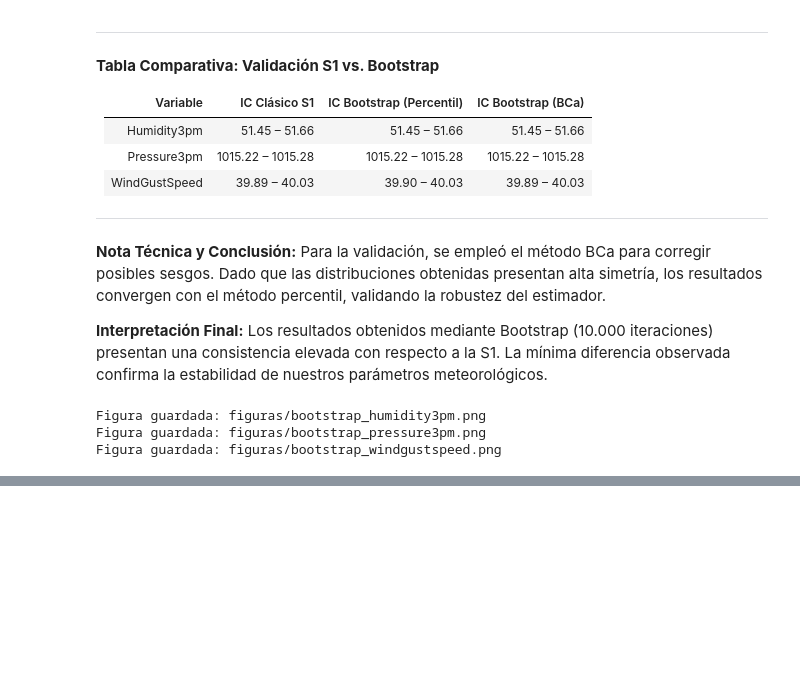
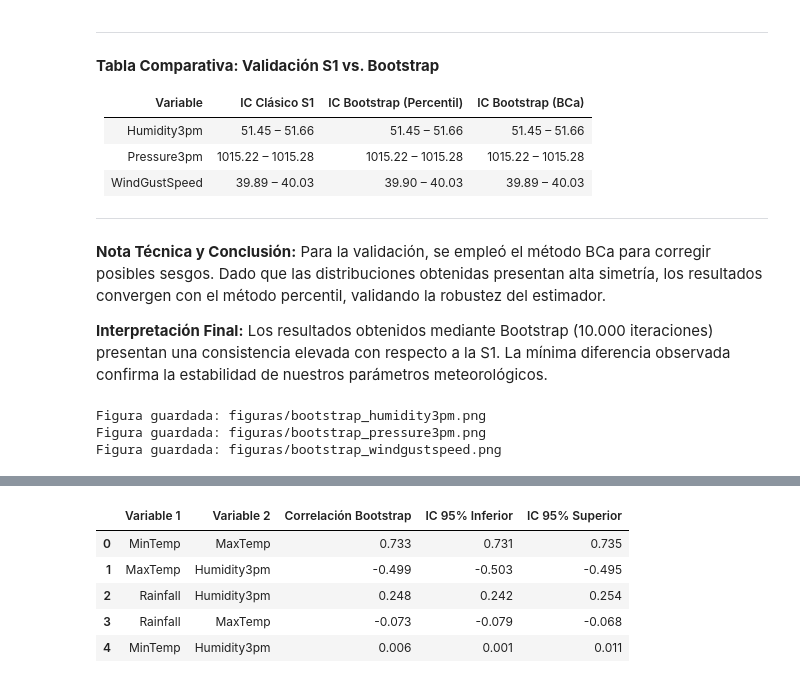
Before and after one commit to alanabermudezaballay/mcdi500_s1_grupo7, a Jupyter notebook: ESTADÍSTICA COMPUTACIONAL PARA LA TOMA DE DECISIONES/S2/analisis_s2_remuestreo_simulacion.ipynb, the cells around one changed output, grey strips where cells are left out. Cells and saved outputs as stored; diff of their text form; code cells hidden in the pictures; blank space fills up the shorter version.

```diff
--- a/ESTADÍSTICA COMPUTACIONAL PARA LA TOMA DE DECISIONES/S2/analisis_s2_remuestreo_simulacion.ipynb
+++ b/ESTADÍSTICA COMPUTACIONAL PARA LA TOMA DE DECISIONES/S2/analisis_s2_remuestreo_simulacion.ipynb
@@ -111,0 +130,55 @@ Figura guardada: figuras/bootstrap_windgustspeed.png
+# %%
+resultados_corr = []
+
+for var1, var2 in corr_pairs:
+
+    boot_corrs = []
+
+    datos = df[[var1, var2]].dropna()
+
+    for _ in range(2000):
+        muestra = resample(datos)
+
+        corr = muestra[var1].corr(
+            muestra[var2]
+        )
+
+        boot_corrs.append(corr)
+
+    ic_inf = np.percentile(
+        boot_corrs,
+        2.5
+    )
+
+    ic_sup = np.percentile(
+        boot_corrs,
+        97.5
+    )
+
+    resultados_corr.append([
+        var1,
+        var2,
+        np.mean(boot_corrs),
+        ic_inf,
+        ic_sup
+    ])
+
+tabla_corr = pd.DataFrame(
+    resultados_corr,
+    columns=[
+        "Variable 1",
+        "Variable 2",
+        "Correlación Bootstrap",
+        "IC 95% Inferior",
+        "IC 95% Superior"
+    ]
+)
+
+tabla_corr.round(3)
+# %% [output]
+|  | Variable 1 | Variable 2 | Correlación Bootstrap | IC 95% Inferior | IC 95% Superior |
+| 0 | MinTemp | MaxTemp | 0.733 | 0.731 | 0.735 |
+| 1 | MaxTemp | Humidity3pm | -0.499 | -0.503 | -0.495 |
+| 2 | Rainfall | Humidity3pm | 0.248 | 0.242 | 0.254 |
+| 3 | Rainfall | MaxTemp | -0.073 | -0.079 | -0.068 |
+| 4 | MinTemp | Humidity3pm | 0.006 | 0.001 | 0.011 |
```
Also changed, not shown: parts of 11 cells of this notebook.
